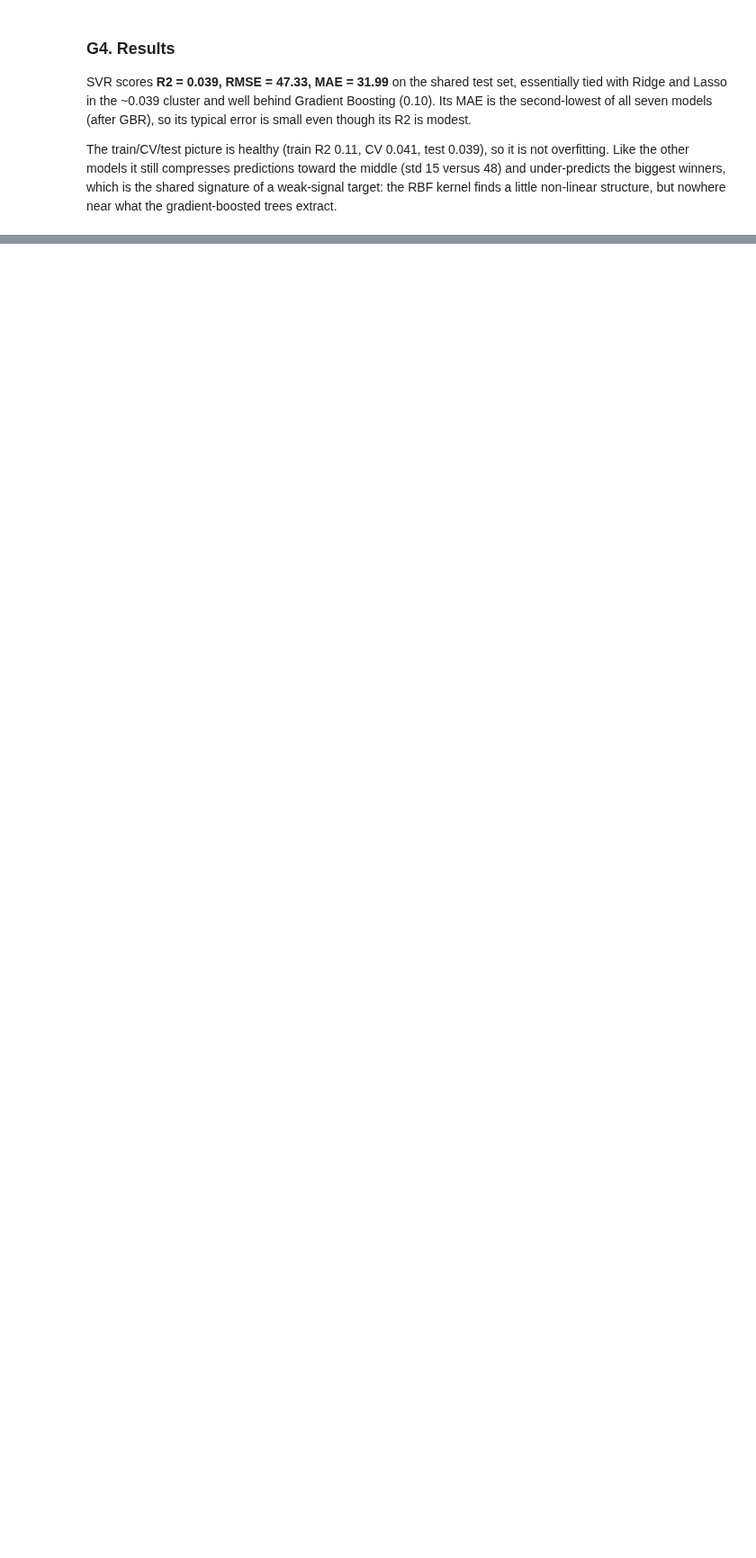
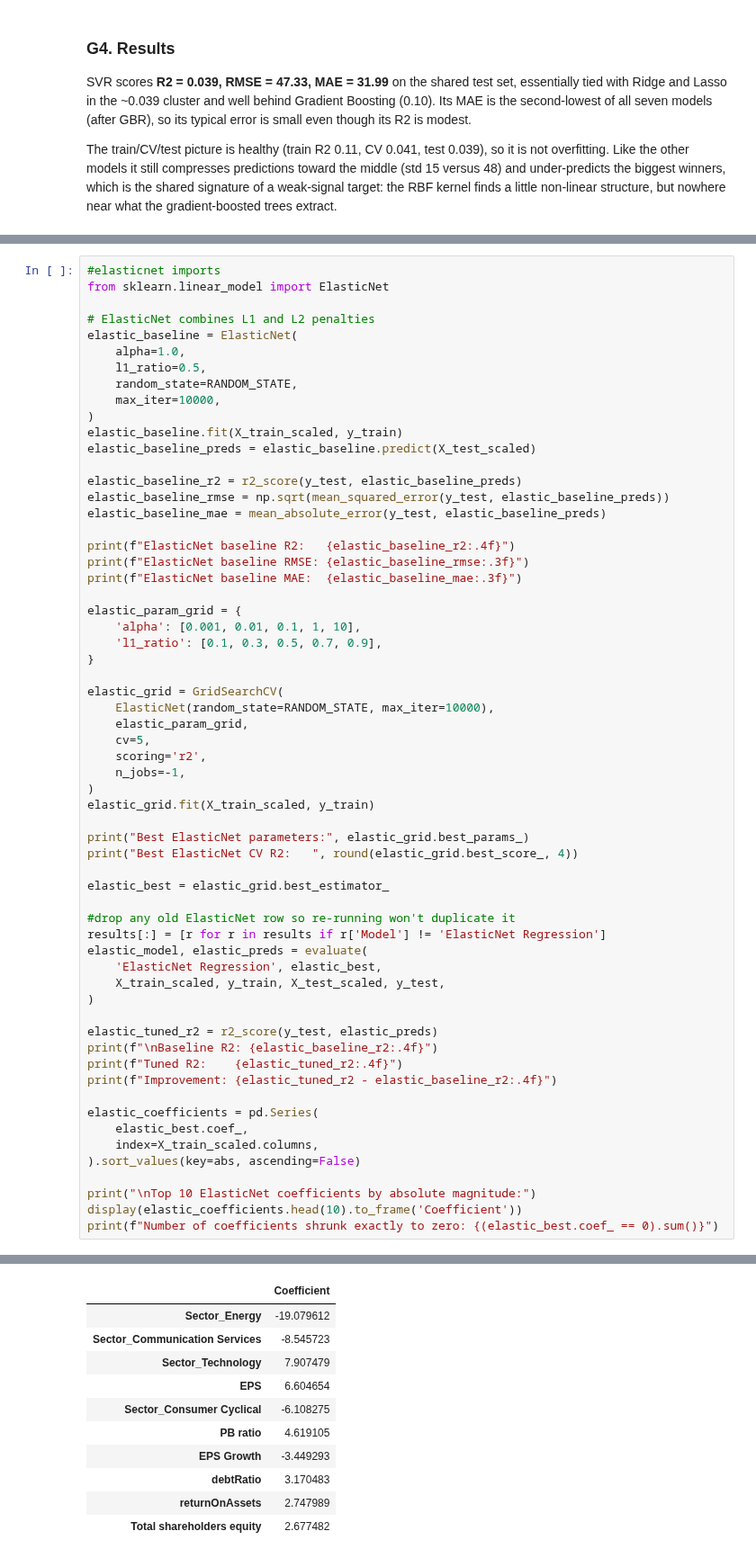
Before and after one commit to DominicKarolPeter/ML-Capstone_project, a Jupyter notebook: notebooks/regression.ipynb, the cells around one changed output, grey strips where cells are left out. Shown at 90% size. Saved outputs shown, nothing was run; the diff lists cells and outputs as text; blank space fills up the shorter version.

```diff
--- a/notebooks/regression.ipynb
+++ b/notebooks/regression.ipynb
@@ -902,0 +919,62 @@ The train/CV/test picture is healthy (train R2 0.11, CV 0.041, test 0.039), so i
+# %%
+#elasticnet imports
+from sklearn.linear_model import ElasticNet
+
+# ElasticNet combines L1 and L2 penalties
+elastic_baseline = ElasticNet(
+    alpha=1.0,
+    l1_ratio=0.5,
+    random_state=RANDOM_STATE,
+    max_iter=10000,
+)
+elastic_baseline.fit(X_train_scaled, y_train)
+elastic_baseline_preds = elastic_baseline.predict(X_test_scaled)
+
+elastic_baseline_r2 = r2_score(y_test, elastic_baseline_preds)
+elastic_baseline_rmse = np.sqrt(mean_squared_error(y_test, elastic_baseline_preds))
+elastic_baseline_mae = mean_absolute_error(y_test, elastic_baseline_preds)
+
+print(f"ElasticNet baseline R2:   {elastic_baseline_r2:.4f}")
+print(f"ElasticNet baseline RMSE: {elastic_baseline_rmse:.3f}")
+print(f"ElasticNet baseline MAE:  {elastic_baseline_mae:.3f}")
+
+elastic_param_grid = {
+    'alpha': [0.001, 0.01, 0.1, 1, 10],
+    'l1_ratio': [0.1, 0.3, 0.5, 0.7, 0.9],
+}
+
+elastic_grid = GridSearchCV(
+    ElasticNet(random_state=RANDOM_STATE, max_iter=10000),
+    elastic_param_grid,
+    cv=5,
+    scoring='r2',
+    n_jobs=-1,
+)
+elastic_grid.fit(X_train_scaled, y_train)
+
+print("Best ElasticNet parameters:", elastic_grid.best_params_)
+print("Best ElasticNet CV R2:   ", round(elastic_grid.best_score_, 4))
+
+elastic_best = elastic_grid.best_estimator_
+
+#drop any old ElasticNet row so re-running won't duplicate it
+results[:] = [r for r in results if r['Model'] != 'ElasticNet Regression']
+elastic_model, elastic_preds = evaluate(
+    'ElasticNet Regression', elastic_best,
+    X_train_scaled, y_train, X_test_scaled, y_test,
+)
+
+elastic_tuned_r2 = r2_score(y_test, elastic_preds)
+print(f"\nBaseline R2: {elastic_baseline_r2:.4f}")
+print(f"Tuned R2:    {elastic_tuned_r2:.4f}")
+print(f"Improvement: {elastic_tuned_r2 - elastic_baseline_r2:.4f}")
+
+elastic_coefficients = pd.Series(
+    elastic_best.coef_,
+    index=X_train_scaled.columns,
+).sort_values(key=abs, ascending=False)
+
+print("\nTop 10 ElasticNet coefficients by absolute magnitude:")
+display(elastic_coefficients.head(10).to_frame('Coefficient'))
+print(f"Number of coefficients shrunk exactly to zero: {(elastic_best.coef_ == 0).sum()}")
+# %% [output]
@@ -902,0 +993,11 @@ The train/CV/test picture is healthy (train R2 0.11, CV 0.041, test 0.039), so i
+|  | Coefficient |
+| Sector_Energy | -19.079612 |
+| Sector_Communication Services | -8.545723 |
+| Sector_Technology | 7.907479 |
+| EPS | 6.604654 |
+| Sector_Consumer Cyclical | -6.108275 |
+| PB ratio | 4.619105 |
+| EPS Growth | -3.449293 |
+| debtRatio | 3.170483 |
+| returnOnAssets | 2.747989 |
+| Total shareholders equity | 2.677482 |
```
Also changed, not shown: parts of 5 cells of this notebook, 1 other file.
